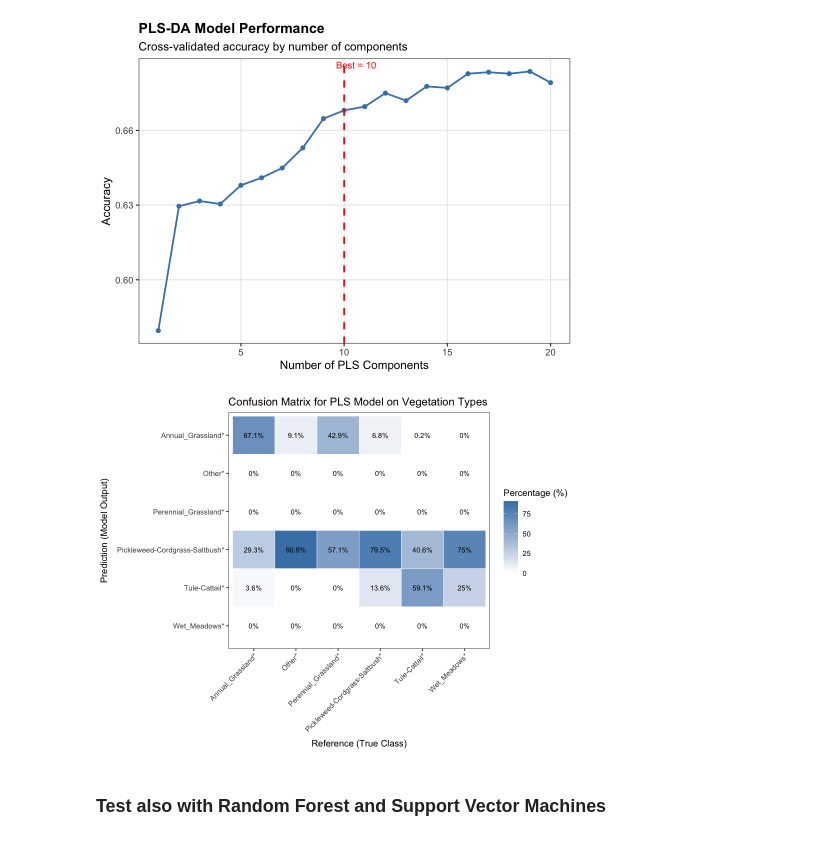
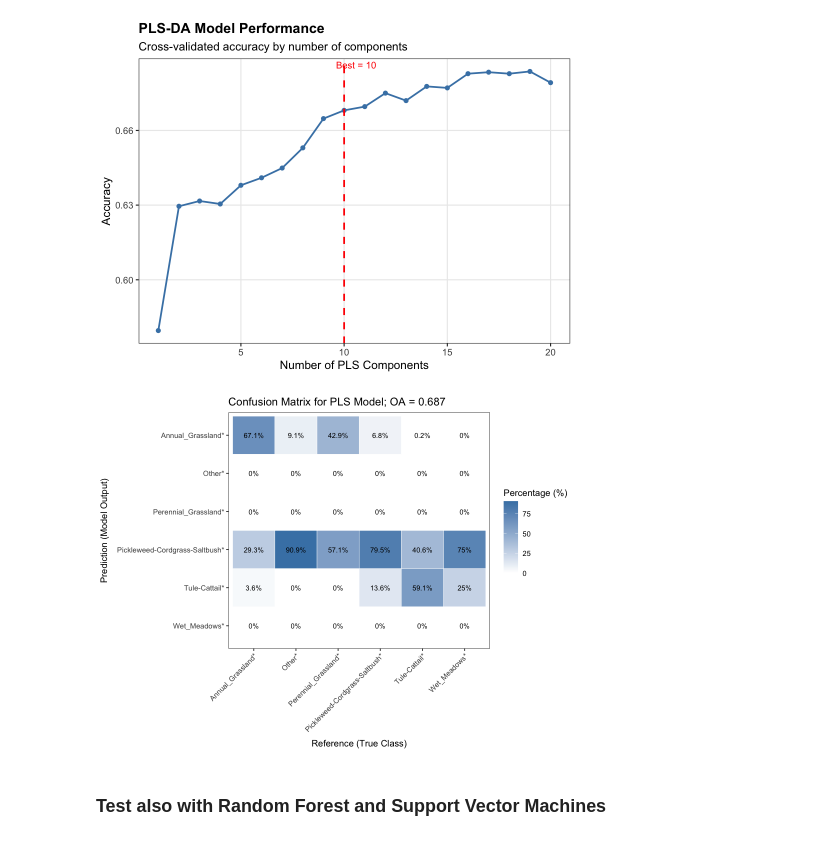
Before and after one commit to JavierLopatin/Wetland_Phenology_Python, a Jupyter notebook: 6. VariableImportance.ipynb, the cells around one changed output. Saved outputs shown, nothing was run; the diff lists cells and outputs as text; code cells hidden in the pictures.

```diff
--- a/6. VariableImportance.ipynb
+++ b/6. VariableImportance.ipynb
@@ -297,6 +297,7 @@ pred_veg <- predict(PLS_veg, newdata = test_data[,3:ncol(test_data)])
 
 # Confusion matrix
 cmat <- as.data.frame(confusionMatrix(pred_veg, test_data$PFT)$table)
+OA <- confusionMatrix(pred_veg, test_data$PFT)$overall["Accuracy"]
 colnames(cmat) <- c("Prediction", "Reference", "Freq")
 
 # Convert factors to numeric or character (to match V1)
@@ -311,35 +312,35 @@ cmat <- cmat %>%
   rename(Reference_name = V2) %>%
   left_join(PFT_names, by = c("Prediction" = "V1")) %>%
   rename(Prediction_name = V2)
 
 # Calculate percentages within each Reference class
 cmat <- cmat %>%
   group_by(Reference_name) %>%
   mutate(Percentage = round(100 * Freq / sum(Freq), 1)) %>%
   ungroup()
 
 # Order axes consistently
 cmat$Reference_name  <- factor(cmat$Reference_name,  levels = PFT_names$V2)
 cmat$Prediction_name <- factor(cmat$Prediction_name, levels = rev(PFT_names$V2))
 
 # Plot heatmap
 options(repr.plot.width = 8, repr.plot.height = 6)
 ggplot(data = cmat, aes(x = Reference_name, y = Prediction_name)) +
   geom_tile(aes(fill = Percentage), color = "white") +
   scale_fill_gradient(low = "white", high = "steelblue", name = "Percentage (%)") +
   geom_text(aes(label = paste0(Percentage, "%")), vjust = 0.5, size = 3) +
   theme_bw() +
   theme(
     axis.text.x = element_text(angle = 45, hjust = 1, vjust = 1),
     axis.text.y = element_text(hjust = 1),
     panel.grid = element_blank()
   ) +
   labs(x = "Reference (True Class)", y = "Prediction (Model Output)") +
-  ggtitle("Confusion Matrix for PLS Model on Vegetation Types")
+  ggtitle(paste("Confusion Matrix for PLS Model; OA =", round(OA, 3)))
   # save plot
   ggsave("/Users/javierlopatin/Documents/GitHub/Wetland_Phenology_Python/outputs/confusion_matrix_veg.png", width = 8, height = 6, dpi = 300)
 # %% [output]
-[figure, old version]
+[figure, new version]
 # %% [markdown]
 ### Test also with Random Forest and Support Vector Machines
 # %%
```
Also changed, not shown: parts of 2 cells of this notebook, 3 other files.
